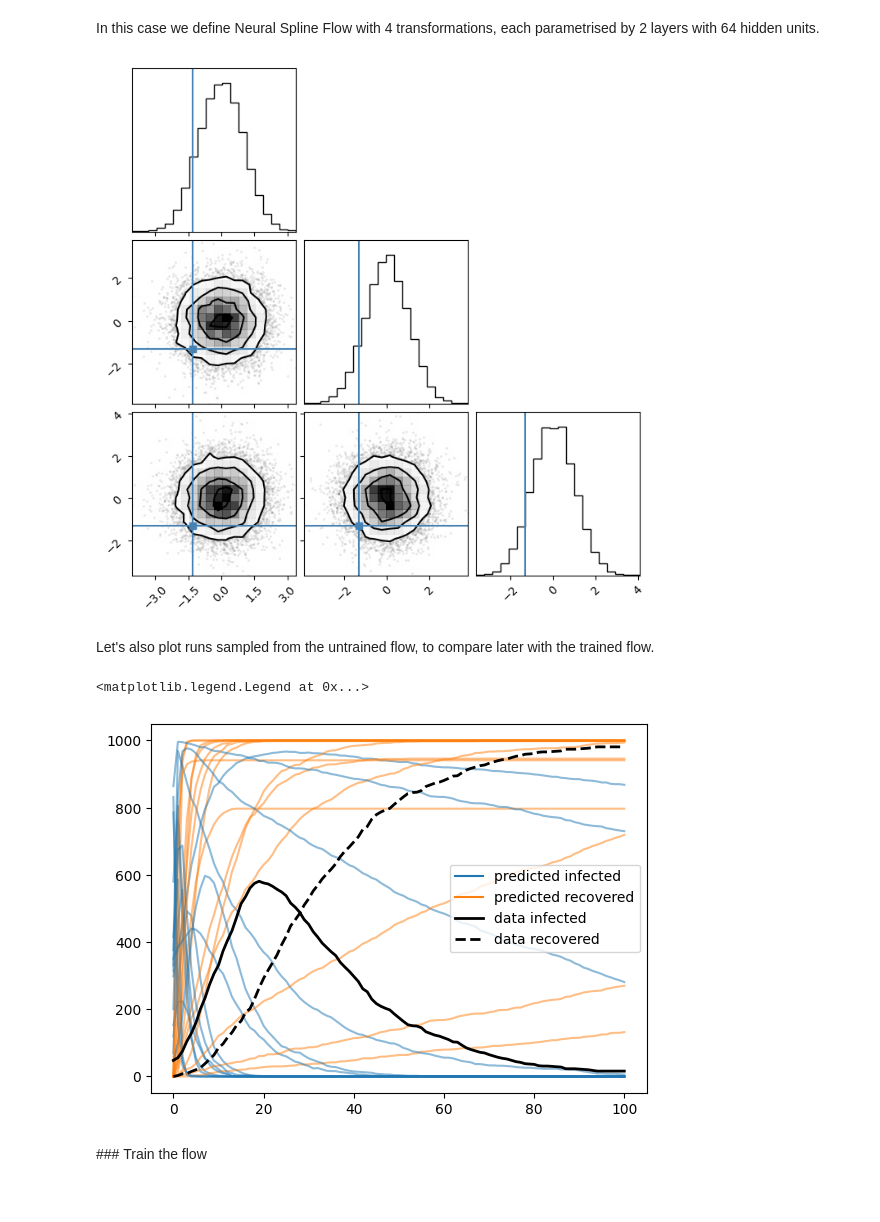
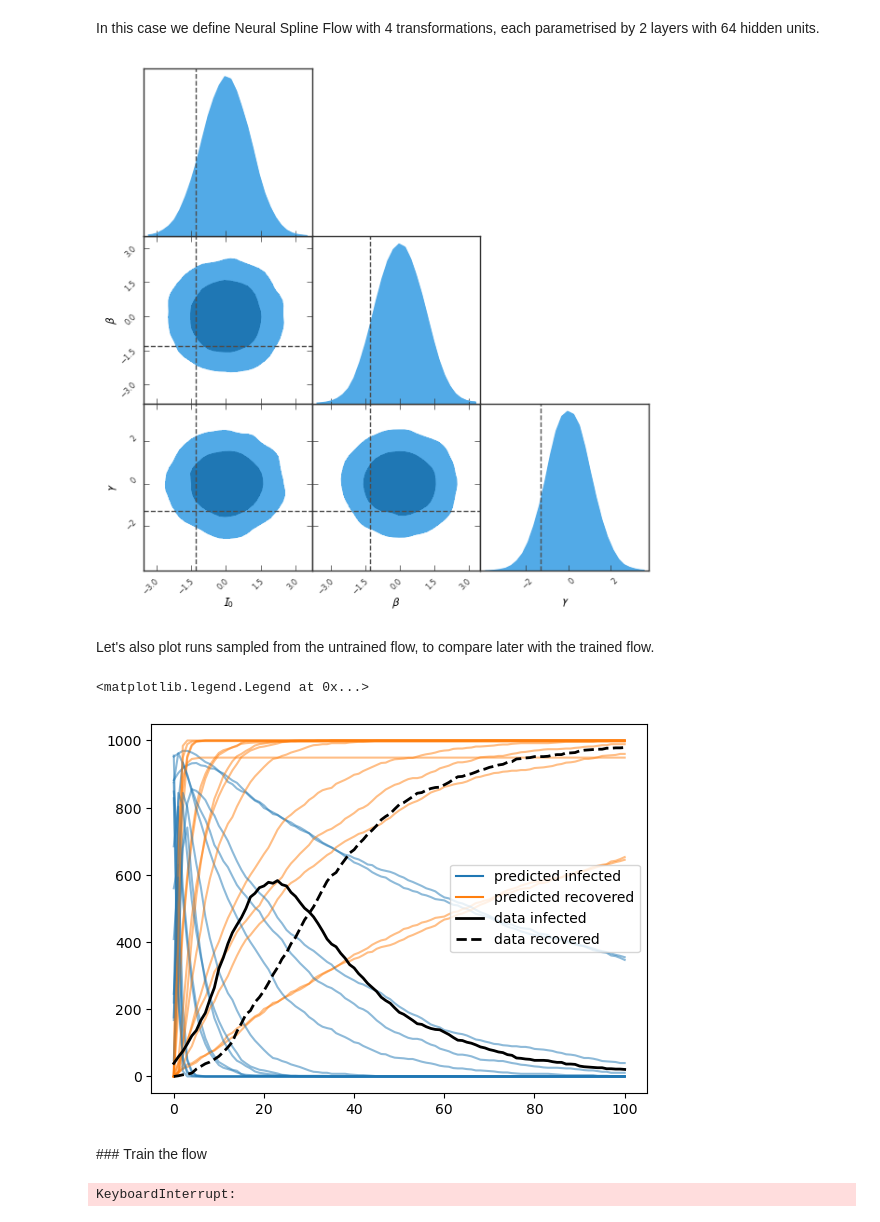
Before and after one commit to arnauqb/blackbirds, a Jupyter notebook: examples/02-SIR.ipynb, the cells around one changed output. Saved outputs shown, nothing was run; the diff lists cells and outputs as text; code cells hidden in the pictures.

```diff
--- a/examples/02-SIR.ipynb
+++ b/examples/02-SIR.ipynb
@@ -21,6 +20,8 @@ from corner import corner # to plot corner plots
 import pygtc
 # %% [markdown]
 ## Generating synthetic true data
+# %%
+device = "cpu"
 # %%
 # generate a random graph
 n_agents = 1000
@@ -30,7 +31,7 @@ sir = SIR(graph, n_timesteps=100)
 # %%
 %%time
 # the simulator takes as parameters the log10 of the fraction of initial cases, beta, and gamma parameters
-true_parameters = torch.log10(torch.tensor([0.05, 0.05, 0.05]))
-true_data = sir.observe(sir.run(true_parameters))
+true_parameters = torch.log10(torch.tensor([0.05, 0.05, 0.05], device=device))
+true_data = sir.run_and_observe(true_parameters)
 true_infected, true_recovered = true_data
 # %% [output]
@@ -94,45 +55,53 @@ def setup_flow2():
+# %%
+def make_flow(n_parameters):
+    torch.manual_seed(0)
+    base = nf.distributions.base.DiagGaussian(n_parameters)
+    num_layers = 5
+    flows = []
+    for i in range(num_layers):
+        param_map = nf.nets.MLP([n_parameters // 2 + 1, 50, 50, 2], init_zeros=True)
+        flows.append(nf.flows.AffineCouplingBlock(param_map))
+        flows.append(nf.flows.Permute(n_parameters, mode='swap'))
+    return nf.NormalizingFlow(base, flows).to(device)
 # %%
 # Plot the inital flow:
-flow = setup_flow()
-samples = flow.sample(10000)[0].detach().numpy()
+flow = make_flow(len(true_parameters))
+samples = flow.sample(10000)[0].cpu().detach().numpy()
 
-corner(samples, truths=true_parameters.numpy());
+pygtc.plotGTC([samples], truths=true_parameters.cpu().numpy(), figureSize=7, paramNames=[r"$I_0$", r"$\beta$", r"$\gamma$"]);
 # %% [output]
-[figure, old version]
+[figure, new version]
 # %% [markdown]
 Let's also plot runs sampled from the untrained flow, to compare later with the trained flow.
 # %%
-# compare the predictions to the synthetic data:
-
 f, ax = plt.subplots()
 
 for i in range(15):
     with torch.no_grad():
-        sim_sir = sir.observe(sir.run(flow.sample(1)[0][0]))
-    ax.plot(sim_sir[0].numpy(), color = "C0", alpha=0.5)
-    ax.plot(sim_sir[1].numpy(), color = "C1", alpha=0.5)
+        sim_sir = sir.run_and_observe(flow.sample(1)[0][0])
+    ax.plot(sim_sir[0].cpu().numpy(), color = "C0", alpha=0.5)
+    ax.plot(sim_sir[1].cpu().numpy(), color = "C1", alpha=0.5)
 
 ax.plot([], [], color = "C0", label = "predicted infected")
 ax.plot([], [], color = "C1", label = "predicted recovered")
-ax.plot(true_data[0], color = "black", linewidth=2, label = "data infected")
-ax.plot(true_data[1], color = "black", linewidth=2, label = "data recovered", linestyle="--")
-
+ax.plot(true_data[0].cpu(), color = "black", linewidth=2, label = "data infected")
+ax.plot(true_data[1].cpu(), color = "black", linewidth=2, label = "data recovered", linestyle="--")
 ax.legend()
 # %% [output]
 <matplotlib.legend.Legend at 0x...>
-[figure, old version]
+[figure, new version]
 # %% [markdown]
 ### Train the flow
 # %%
 torch.manual_seed(0)
 
 # Define a prior
-prior = torch.distributions.MultivariateNormal(-2.0 * torch.ones(3), torch.eye(3))
+prior = torch.distributions.MultivariateNormal(-2.0 * torch.ones(3, device=device), torch.eye(3, device=device))
 
 optimizer = torch.optim.AdamW(flow.parameters(), lr=1e-3)
 
 # We set the regularisation weight to 10.
-w = 0
+w = 10
 
 calibrator = Calibrator(model = sir,
                         posterior_estimator = flow,
@@ -142,11 +111,13 @@ calibrator = Calibrator(model = sir,
                         w=w,
                         n_samples_per_epoch=5,
                         log_tensorboard=True,
+                        device=device
                        )
 
-# and we run for 500 epochs without early stopping.
-
+# and we run for 1000 epochs, stopping if the loss doesn't improve in 100 epochs.
 calibrator.run(n_epochs=1000, max_epochs_without_improvement=100);
+# %% [output]
+KeyboardInterrupt:
 # %%
 # Let's have a look at the loss over epochs:
 
```
Also changed, not shown: parts of 9 cells of this notebook, 3 other files.
